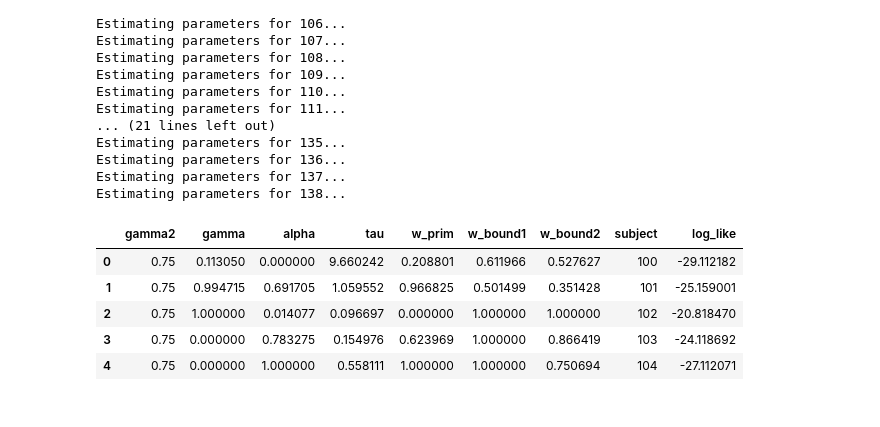
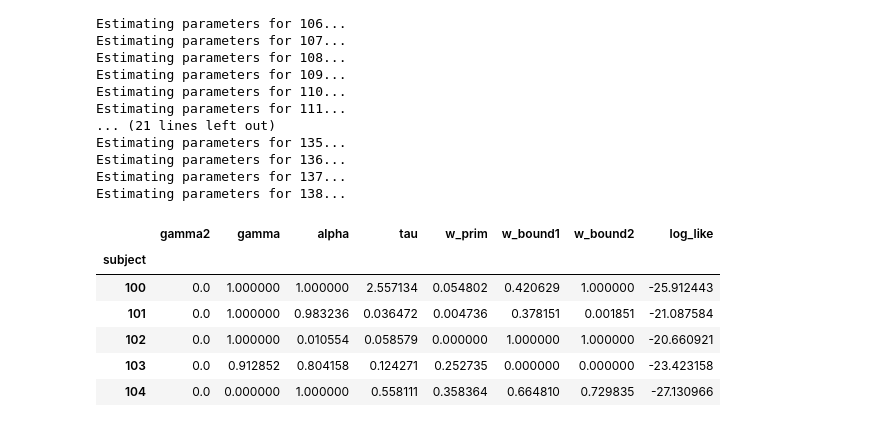
Before and after one commit to prestonlab/tesser_successor, a Jupyter notebook: Model2.ipynb, the cells around one changed output. Cells and saved outputs as stored; diff of their text form; code cells hidden in the pictures.

```diff
--- a/Model2.ipynb
+++ b/Model2.ipynb
@@ -25,3 +25,10 @@ array(['Prim', 'Bound2', 'Bound1'], dtype=object)
 # subj_filter = f'SubjNum == {100}'
 # induct_all = induct_all.query(subj_filter)
 # struct_all = struct_all.query(subj_filter)
+# %%
+fixed = {"gamma2": 0.75}
+var_names = ['gamma',  'alpha', 'tau', 'w_prim' ,'w_bound1', 'w_bound2']
+var_bounds = {'gamma': [0, 1], 'alpha': [0, 1], 'tau': [0, 10],
+              'w_prim' : [0, 1], 'w_bound1' : [0, 1], 'w_bound2' : [0, 1]}
+results = cython_fit.fit_induct_indiv(struct_all, induct_all, fixed, var_names, var_bounds, split =True,
+                               n_states=n_states, verbose=False, model_type='multiple gamma', model=[], split_list =["w"])
@@ -31,0 +86,7 @@ importlib.reload(cython_fit)
+# %%
+fixed = {}
+var_names = ['gamma', "gamma2", 'alpha', 'tau', 'w_prim' ,'w_bound1', 'w_bound2']
+var_bounds = {'gamma': [0, 1],"gamma2": [0.5,1], 'alpha': [0, 1], 'tau': [0, 10],
+              'w_prim' : [0, 1], 'w_bound1' : [0, 1], 'w_bound2' : [0, 1]}
+results_2 = cython_fit.fit_induct_indiv(struct_all, induct_all, fixed, var_names, var_bounds, split =True,
+                               n_states=n_states, verbose=False, model_type='multiple gamma', model=[], split_list =["w"])
@@ -32,9 +137,9 @@ importlib.reload(cython_fit)
 # %%
-fixed = {"gamma2": 0.75}
+fixed = {"gamma2": 0.0}
 var_names = ['gamma',  'alpha', 'tau', 'w_prim' ,'w_bound1', 'w_bound2']
 var_bounds = {'gamma': [0, 1], 'alpha': [0, 1], 'tau': [0, 10],
               'w_prim' : [0, 1], 'w_bound1' : [0, 1], 'w_bound2' : [0, 1]}
-results = cython_fit.fit_induct_indiv(struct_all, induct_all, fixed, var_names, var_bounds, split =True,
+results_3 = cython_fit.fit_induct_indiv(struct_all, induct_all, fixed, var_names, var_bounds, split =True,
                                n_states=n_states, verbose=False, model_type='multiple gamma', model=[], split_list =["w"])
 # %% [output]
 Estimating parameters for 100...
@@ -55,12 +160,13 @@ Estimating parameters for 136...
 Estimating parameters for 137...
 Estimating parameters for 138...
 # %%
-# results=results.set_index('subject')
-results.head()
+results_3=results_3.set_index('subject')
+results_3.head()
 # %% [output]
-|  | gamma2 | gamma | alpha | tau | w_prim | w_bound1 | w_bound2 | subject | log_like |
-| 0 | 0.75 | 0.113050 | 0.000000 | 9.660242 | 0.208801 | 0.611966 | 0.527627 | 100 | -29.112182 |
-| 1 | 0.75 | 0.994715 | 0.691705 | 1.059552 | 0.966825 | 0.501499 | 0.351428 | 101 | -25.159001 |
-| 2 | 0.75 | 1.000000 | 0.014077 | 0.096697 | 0.000000 | 1.000000 | 1.000000 | 102 | -20.818470 |
-| 3 | 0.75 | 0.000000 | 0.783275 | 0.154976 | 0.623969 | 1.000000 | 0.866419 | 103 | -24.118692 |
-| 4 | 0.75 | 0.000000 | 1.000000 | 0.558111 | 1.000000 | 1.000000 | 0.750694 | 104 | -27.112071 |
+|  | gamma2 | gamma | alpha | tau | w_prim | w_bound1 | w_bound2 | log_like |
+| subject |  |  |  |  |  |  |  |  |
+| 100 | 0.0 | 1.000000 | 1.000000 | 2.557134 | 0.054802 | 0.420629 | 1.000000 | -25.912443 |
+| 101 | 0.0 | 1.000000 | 0.983236 | 0.036472 | 0.004736 | 0.378151 | 0.001851 | -21.087584 |
+| 102 | 0.0 | 1.000000 | 0.010554 | 0.058579 | 0.000000 | 1.000000 | 1.000000 | -20.660921 |
+| 103 | 0.0 | 0.912852 | 0.804158 | 0.124271 | 0.252735 | 0.000000 | 0.000000 | -23.423158 |
+| 104 | 0.0 | 0.000000 | 1.000000 | 0.558111 | 0.358364 | 0.664810 | 0.729835 | -27.130966 |
```
Also changed, not shown: parts of 13 cells of this notebook, 2 other files.
